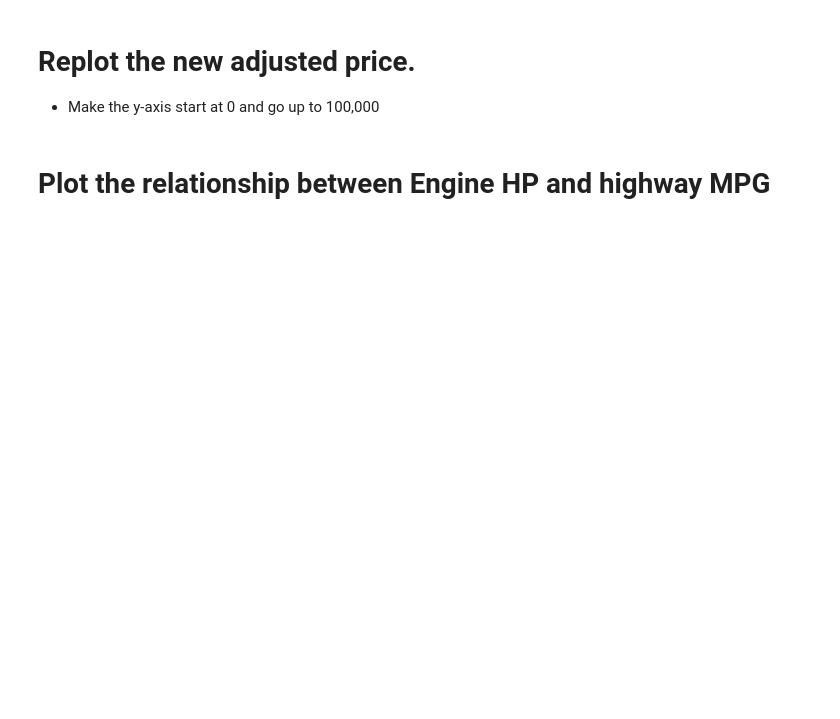
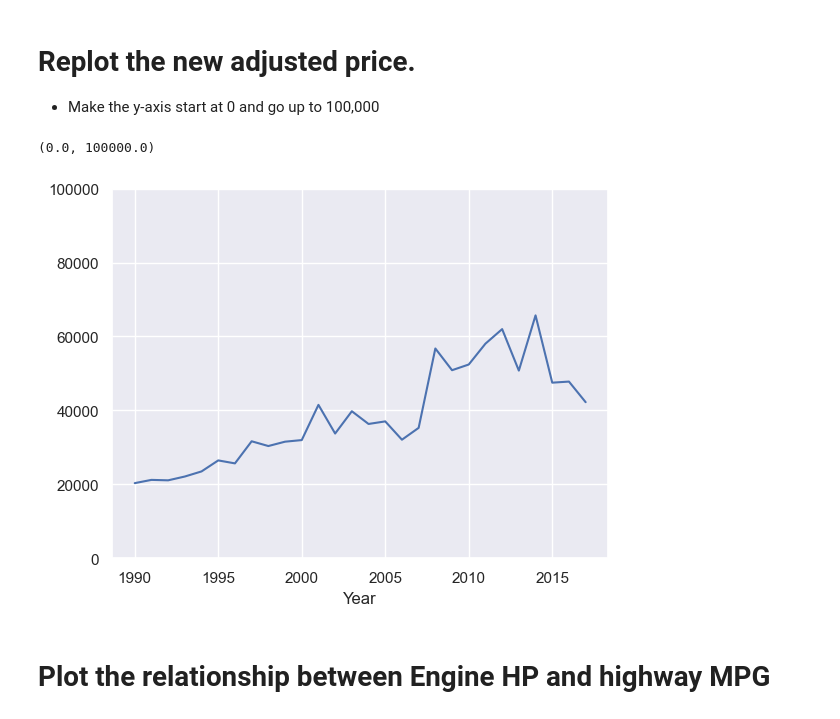
Before and after one commit to ndxnode/my-fork-2023-fall-data-science, a Jupyter notebook: Week-02-Data-Viz-EDA/Exercise-AW.ipynb, the cells around one changed output. Saved outputs shown, nothing was run; the diff lists cells and outputs as text; code cells hidden in the pictures; blank space fills up the shorter version.

```diff
--- a/Week-02-Data-Viz-EDA/Exercise-AW.ipynb
+++ b/Week-02-Data-Viz-EDA/Exercise-AW.ipynb
@@ -88,5 +131,8 @@ Make a new column that is called `adjusted_price`, that contains all prices, how
 # %%
 # Make a column where is 10 when year is less than 2000, else 1.
 
+df['adjusted_price'] = np.where(df['Year'] <= 2000, df['MSRP'] * 10, df['MSRP'])
+# Multiply the MSRP by the price adjuster.
 
-# Multiply the MSRP by the price adjuster.
+df_new = df[df['Year'] < 2000]
+df_new.head()
@@ -98,3 +149,11 @@ Make a new column that is called `adjusted_price`, that contains all prices, how
+# %%
+# Plot new prices
+
+new = df.groupby('Year')
+new['adjusted_price'].mean().plot().set_ylim(0,100000)
+# %% [output]
+(0.0, 100000.0)
+[figure, added]
 # %% [markdown]
 # Plot the relationship between Engine HP and highway MPG
 # %%
```
Also changed, not shown: parts of 23 cells of this notebook.
